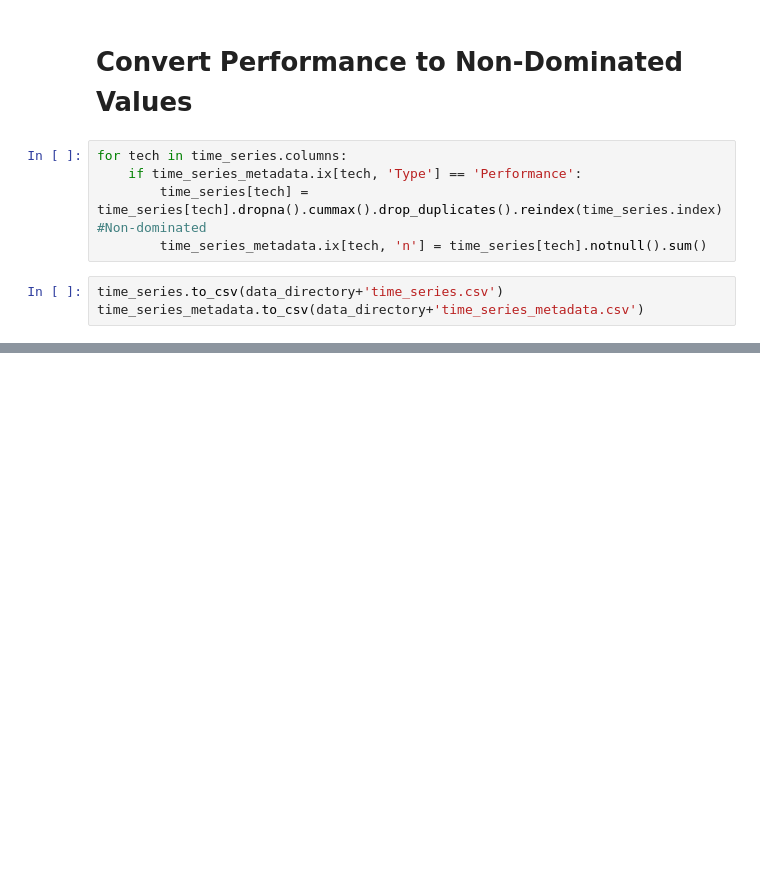
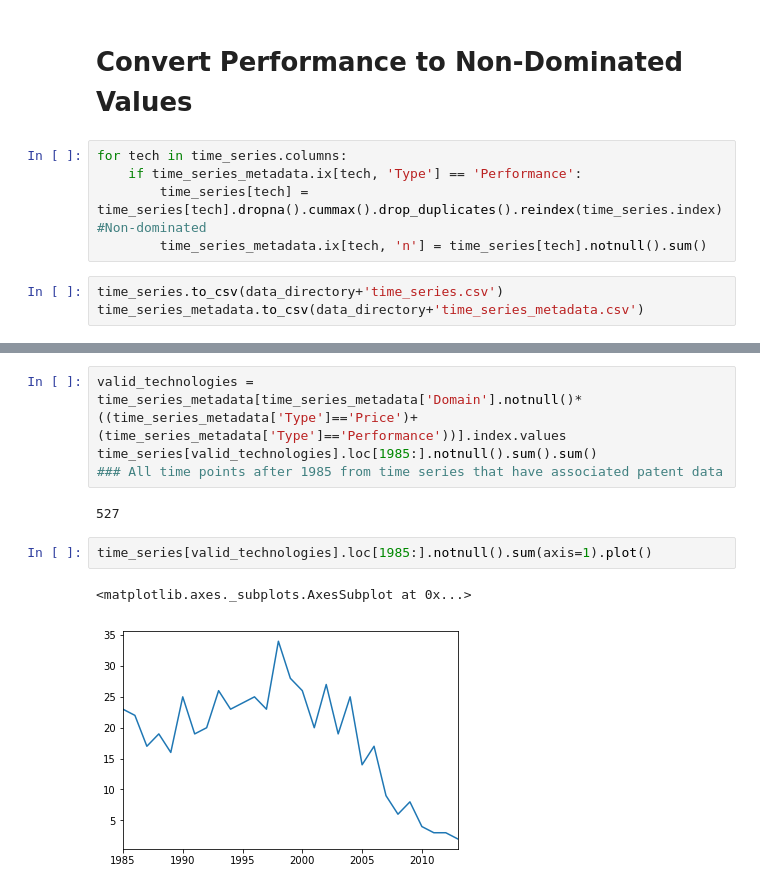
Before and after one commit to jeffalstott/technologytimeseries_forecasting, a Jupyter notebook: src/Original_Technology_Time_Series_Processing.ipynb, the cells around one changed output, grey strips where cells are left out. Cells and saved outputs as stored; diff of their text form; blank space fills up the shorter version.

```diff
--- a/src/Original_Technology_Time_Series_Processing.ipynb
+++ b/src/Original_Technology_Time_Series_Processing.ipynb
@@ -113,0 +264,11 @@ sum(time_series_metadata[time_series_metadata['Source']=='Magee_et_al']['n']>10)
+# %%
+valid_technologies = time_series_metadata[time_series_metadata['Domain'].notnull()*((time_series_metadata['Type']=='Price')+(time_series_metadata['Type']=='Performance'))].index.values
+time_series[valid_technologies].loc[1985:].notnull().sum().sum()
+### All time points after 1985 from time series that have associated patent data
+# %% [output]
+527
+# %%
+time_series[valid_technologies].loc[1985:].notnull().sum(axis=1).plot()
+# %% [output]
+<matplotlib.axes._subplots.AxesSubplot at 0x...>
+[figure, added]
```
Also changed, not shown: parts of 15 cells of this notebook, 3 other files.
